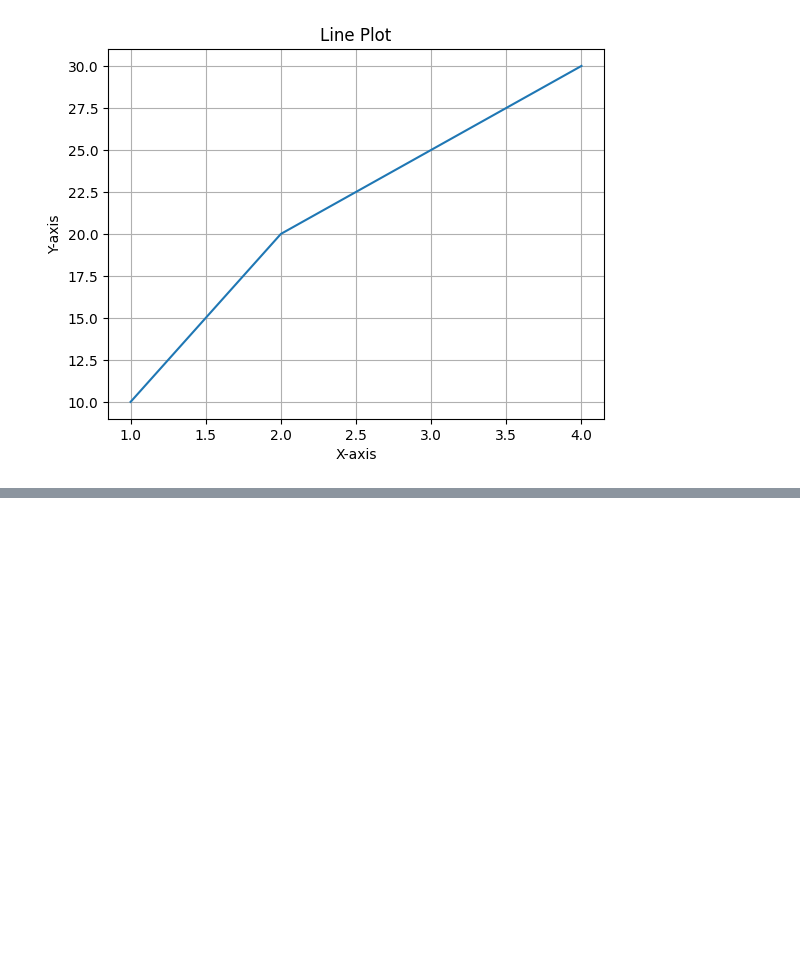
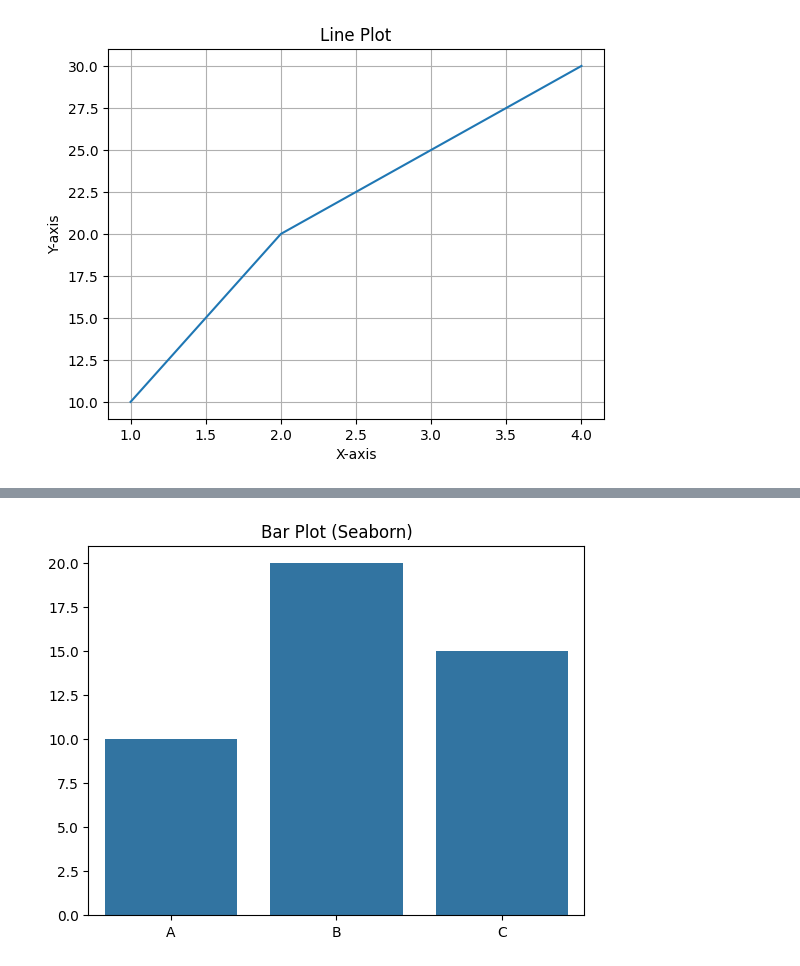
Before and after one commit to SandeshKhatiwada05/Data-Science-And-Machine-Learning-Course, a Jupyter notebook: Day 4/Visualization.ipynb, the cells around one changed output, grey strips where cells are left out. Cells and saved outputs as stored; diff of their text form; code cells hidden in the pictures; blank space fills up the shorter version.

```diff
--- a/Day 4/Visualization.ipynb
+++ b/Day 4/Visualization.ipynb
@@ -28,0 +29,6 @@ plt.show()
+# %%
+sns.barplot(x=categories, y=values)
+plt.title("Bar Plot (Seaborn)")
+plt.show()
+# %% [output]
+[figure, added]
```
Also changed, not shown: parts of 6 cells of this notebook.
